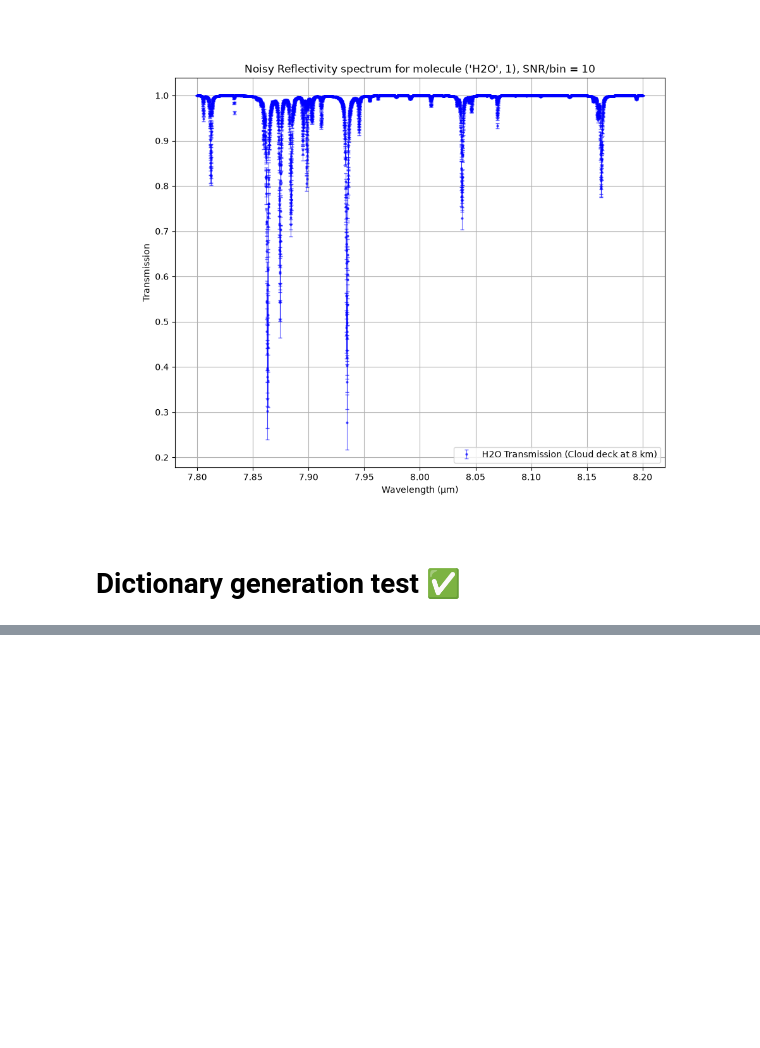
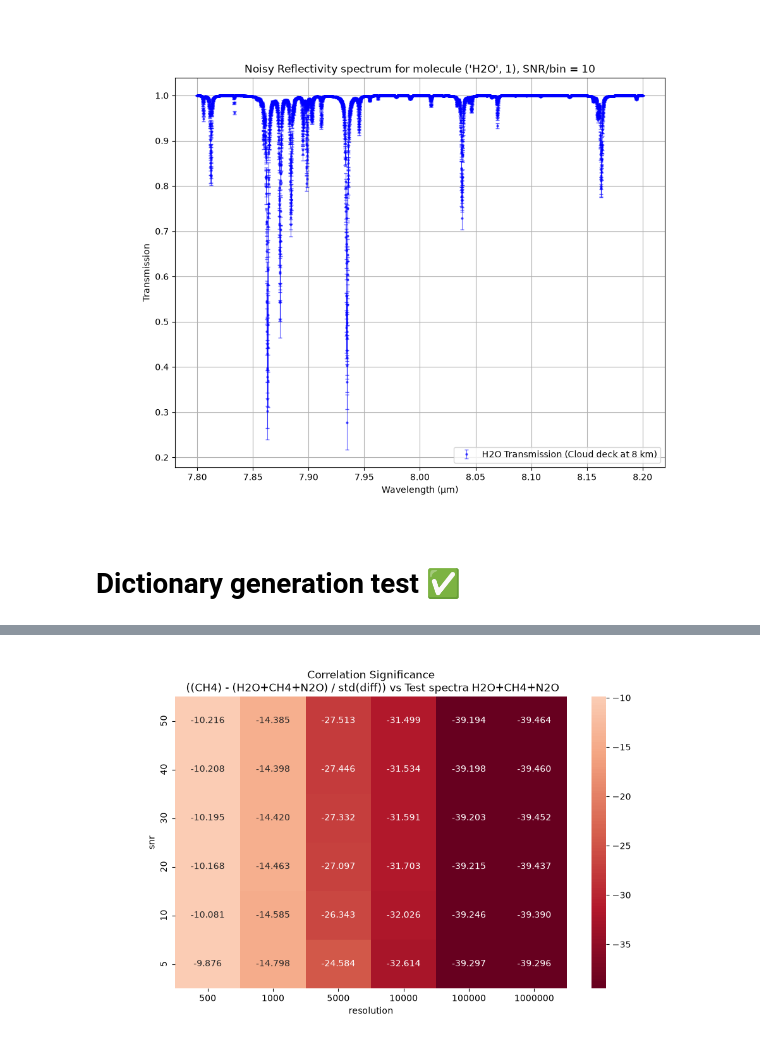
Before and after one commit to zanecollins/sgl_science_case, a Jupyter notebook: sgl_science_case/notebooks/reflectivity_model_cc_tests.ipynb, the cells around one changed output, grey strips where cells are left out. Drawn from its saved outputs; the diff is of its cells as text; code cells hidden in the pictures; blank space fills up the shorter version.

```diff
--- a/sgl_science_case/notebooks/reflectivity_model_cc_tests.ipynb
+++ b/sgl_science_case/notebooks/reflectivity_model_cc_tests.ipynb
@@ -547,0 +570,36 @@ Generated 100 cross-correlation records
+# %%
+merged = pd.merge(df_A, df_B, on=['resolution', 'snr'], suffixes=('_A', '_B'))
+
+merged['delta'] = merged['max_correlation_A'] - merged['max_correlation_B']
+merged['difference'] = merged['ccf_A'] - merged['ccf_B']   # array subtraction
+
+
+def compute_difference_stats(row):
+    diff = row['difference']
+    if not isinstance(diff, np.ndarray):
+        diff = np.array(diff)
+
+    peak_idx = np.argmax(np.abs(diff))
+    peak_diff = diff[peak_idx]
+
+    length = len(diff)
+    window = int(0.15 * length)
+    noise_mask = np.ones(length, dtype=bool)
+    noise_mask[max(0, peak_idx - window): min(length, peak_idx + window)] = False
+
+    noise_values = diff[noise_mask]
+    noise_std = np.std(noise_values) if len(noise_values) > 10 else np.std(diff)
+
+    confidence = peak_diff / noise_std if noise_std > 0 else 0
+
+    # print(f'Standard deviation: {noise_std}, systemic difference: {peak_diff}')
+
+    return pd.Series({
+        'peak_difference': peak_diff,
+        'peak_lag': row['lags'][peak_idx] if 'lags' in row else peak_idx,
+        'noise_std': noise_std,
+        'difference_confidence': confidence
+    })
+
+stats = merged.apply(compute_difference_stats, axis=1)
+merged = pd.concat([merged, stats], axis=1)
@@ -547,0 +628,11 @@ Generated 100 cross-correlation records
+# %%
+plt.figure(figsize=(10,6))
+
+pivot = merged.pivot_table(index='snr', columns='resolution', values='difference_confidence').sort_index(ascending=False)
+
+sns.heatmap(pivot, annot=True, fmt=".3f", cmap="RdBu", center=0)
+plt.title(f"Correlation Significance\n (({template_A}) - ({template_B}) / std(diff)) vs Test spectra {test_scen}")
+
+plt.show()
+# %% [output]
+[figure, added]
```
Also changed, not shown: parts of 14 cells of this notebook, 3 other files.
